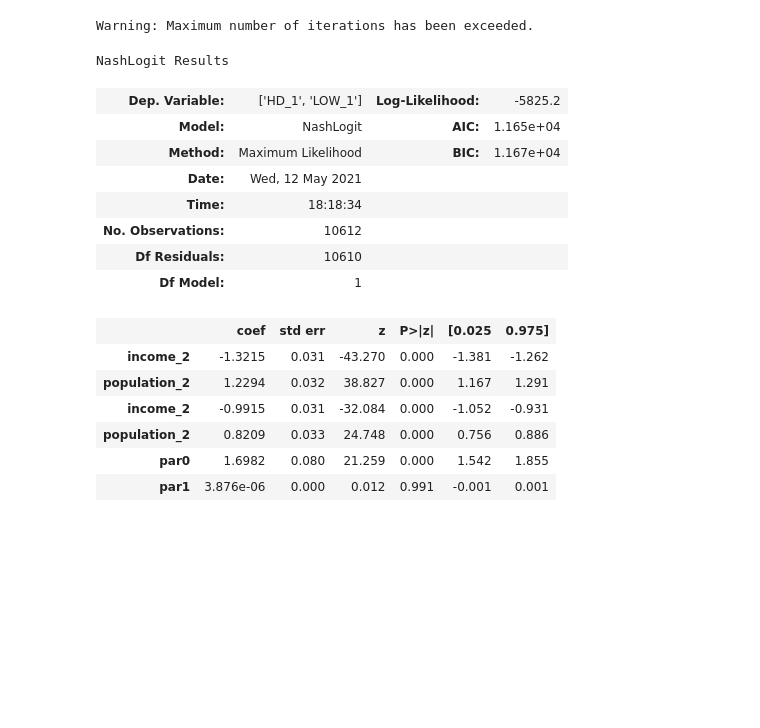
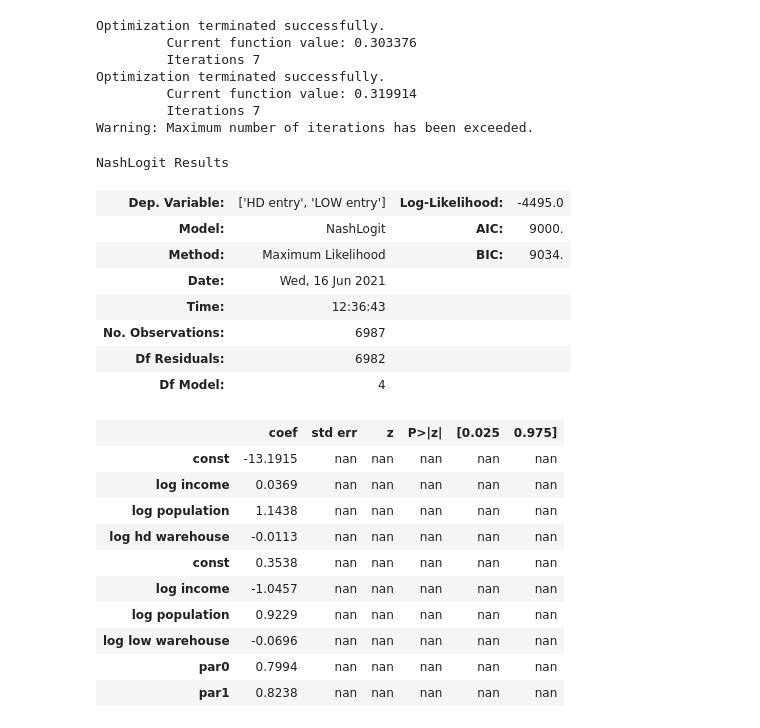
Before and after one commit to ericschulman/entry_games, a Jupyter notebook: estimation/model_fit_v2.ipynb, the cells around one changed output. Saved outputs shown, nothing was run; the diff lists cells and outputs as text; code cells hidden in the pictures; blank space fills up the shorter version.

Commit message:
updated models

```diff
--- a/estimation/model_fit_v2.ipynb
+++ b/estimation/model_fit_v2.ipynb
@@ -26,28 +18,50 @@ entry_data = entry_data[ (entry_data['population']>=2000) & (entry_data['income_
+# %%
+# Add warehouse data
+entry2_data = pd.read_csv("entry_loc2.csv")
+entry2_data = entry2_data.dropna()
+entry2_data['HD entry'] = 1*(entry2_data['HD'] > 0)
+entry2_data['LOW entry'] = 1*(entry2_data['LOW'] > 0)
+entry2_data['log income'] = np.log(1 + entry2_data['income_per_capita'])
+entry2_data['log population'] = np.log(1 + entry2_data['population'])
+entry2_data['log hd warehouse'] = np.log(1 + entry2_data['hd warehouse distance'])
+entry2_data['log low warehouse'] = np.log(1 + entry2_data['low warehouse distance'])
+entry2_data = entry2_data[(entry2_data['population']>=2000) & (entry2_data['income_per_capita']>=15000)]
+entry2_data = entry2_data[(entry2_data['lon'] <= -30) & (entry2_data['lat'] >= 25) ]
+entry2_data = sm.add_constant(entry2_data)
 # %%
 # Fit the NashLogit model
-x = entry_data[['income_2','population_2','income_2','population_2']].copy()
-#x.insert(0,'const1',np.ones(entry_data.shape[0]))
-#x.insert(3,'const2',np.ones(entry_data.shape[0]))
-y = entry_data[['HD_1','LOW_1']]
+x = entry2_data[['const','log income','log population','log hd warehouse',
+                 'const','log income','log population','log low warehouse']].copy()
+y = entry2_data[['HD entry','LOW entry']]
 NashLogit_model = selection_tests.NashLogit(y,x).fit(xtol=1e-6,ftol=1e-6)
 NashLogit_model.summary()
 # %% [output]
+Optimization terminated successfully.
+         Current function value: 0.303376
+         Iterations 7
+Optimization terminated successfully.
+         Current function value: 0.319914
+         Iterations 7
 Warning: Maximum number of iterations has been exceeded.
 NashLogit Results
-| Dep. Variable: | ['HD_1', 'LOW_1'] | Log-Likelihood: | -5825.2 |
-| Model: | NashLogit | AIC: | 1.165e+04 |
-| Method: | Maximum Likelihood | BIC: | 1.167e+04 |
-| Date: | Wed, 12 May 2021 |  |  |
-| Time: | 18:18:34 |  |  |
-| No. Observations: | 10612 |  |  |
-| Df Residuals: | 10610 |  |  |
-| Df Model: | 1 |  |  |
+| Dep. Variable: | ['HD entry', 'LOW entry'] | Log-Likelihood: | -4495.0 |
+| Model: | NashLogit | AIC: | 9000. |
+| Method: | Maximum Likelihood | BIC: | 9034. |
+| Date: | Wed, 16 Jun 2021 |  |  |
+| Time: | 12:36:43 |  |  |
+| No. Observations: | 6987 |  |  |
+| Df Residuals: | 6982 |  |  |
+| Df Model: | 4 |  |  |
 |  | coef | std err | z | P>|z| | [0.025 | 0.975] |
-| income_2 | -1.3215 | 0.031 | -43.270 | 0.000 | -1.381 | -1.262 |
-| population_2 | 1.2294 | 0.032 | 38.827 | 0.000 | 1.167 | 1.291 |
-| income_2 | -0.9915 | 0.031 | -32.084 | 0.000 | -1.052 | -0.931 |
-| population_2 | 0.8209 | 0.033 | 24.748 | 0.000 | 0.756 | 0.886 |
-| par0 | 1.6982 | 0.080 | 21.259 | 0.000 | 1.542 | 1.855 |
-| par1 | 3.876e-06 | 0.000 | 0.012 | 0.991 | -0.001 | 0.001 |
+| const | -13.1915 | nan | nan | nan | nan | nan |
+| log income | 0.0369 | nan | nan | nan | nan | nan |
+| log population | 1.1438 | nan | nan | nan | nan | nan |
+| log hd warehouse | -0.0113 | nan | nan | nan | nan | nan |
+| const | 0.3538 | nan | nan | nan | nan | nan |
+| log income | -1.0457 | nan | nan | nan | nan | nan |
+| log population | 0.9229 | nan | nan | nan | nan | nan |
+| log low warehouse | -0.0696 | nan | nan | nan | nan | nan |
+| par0 | 0.7994 | nan | nan | nan | nan | nan |
+| par1 | 0.8238 | nan | nan | nan | nan | nan |
 # %%
 # Fit the BayesNashLogit model
```
Also changed, not shown: parts of 9 cells of this notebook, 4 other files.
